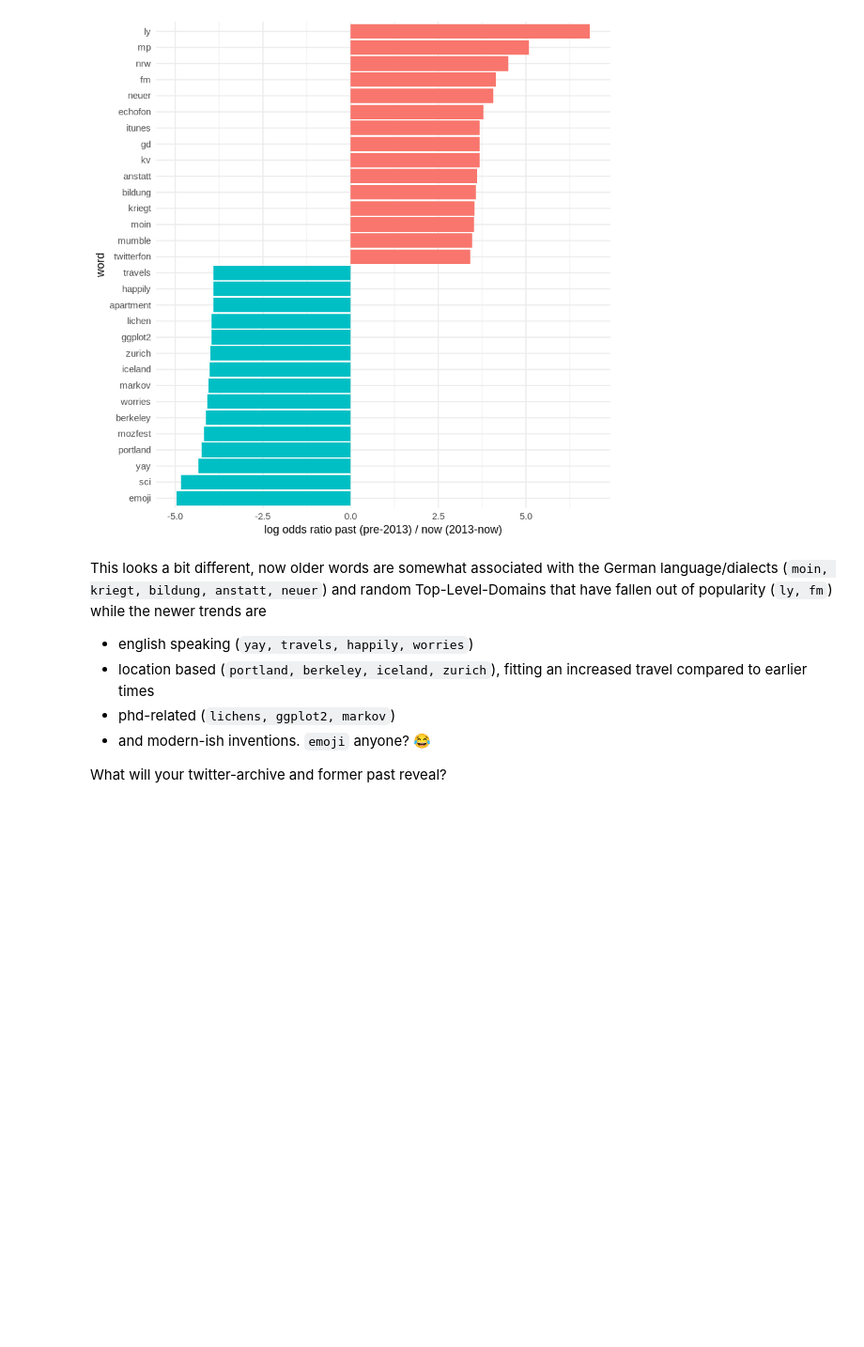
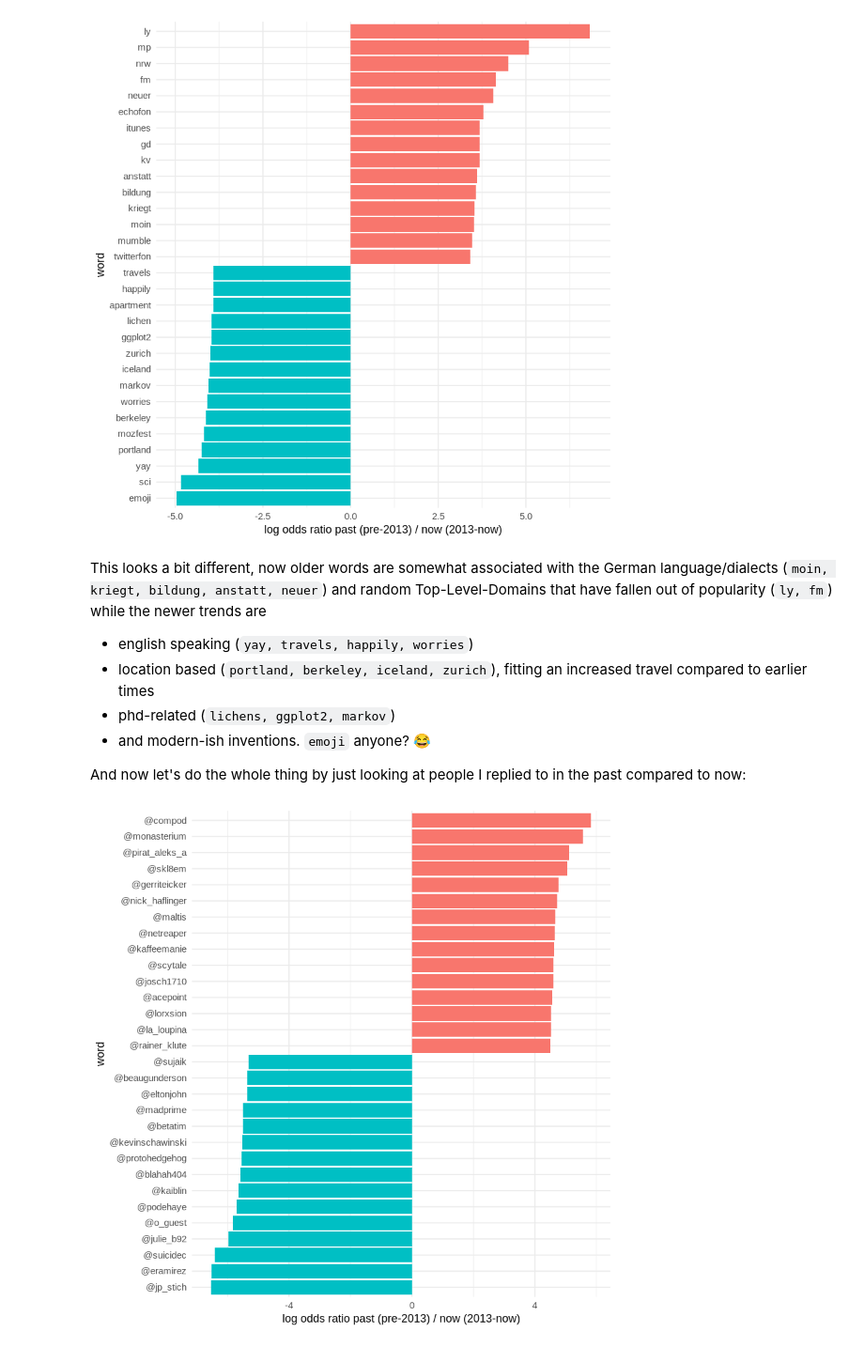
Before and after one commit to OpenHumans/ohjh-example-notebooks, a Jupyter notebook: twitter-archive-text-mining-R.ipynb, the cells around one changed output. Shown: that part at 94% size. Saved outputs shown, nothing was run; the diff lists cells and outputs as text; code cells hidden in the pictures; blank space fills up the shorter version.

```diff
--- a/twitter-archive-text-mining-R.ipynb
+++ b/twitter-archive-text-mining-R.ipynb
@@ -186,4 +186,26 @@ This looks a bit different, now older words are somewhat associated with the Ger
 - phd-related (`lichens, ggplot2, markov`)
 - and modern-ish inventions. `emoji` anyone? 😂
 
-What will your twitter-archive and former past reveal?
+And now let's do the whole thing by just looking at people I replied to in the past compared to now:
+# %%
+tidy_tweets %>%
+  filter(str_detect(word, "^@")) %>%
+  filter(!str_detect(word, "^@ny")) %>%
+  count(word, date_group) %>%
+  filter(sum(n) >= 10) %>%
+  ungroup() %>%
+  spread(date_group, n, fill = 0) %>%
+  mutate_if(is.numeric, funs((. + 1) / sum(. + 1))) %>%
+  mutate(logratio = log(past / today)) %>%
+  arrange(desc(logratio)) %>%
+  group_by(logratio < 0) %>%
+  top_n(15, abs(logratio)) %>%
+  ungroup() %>%
+  mutate(word = reorder(word, logratio)) %>%
+  ggplot(aes(word, logratio, fill = logratio < 0)) +
+  geom_col(show.legend = FALSE) +
+  coord_flip() +
+  ylab("log odds ratio past (pre-2013) / now (2013-now)") +
+  scale_fill_discrete(name = "", labels = c("past", "now")) + theme_minimal()
+# %% [output]
+[figure, added]
```
Also changed, not shown: parts of 1 cell of this notebook.
